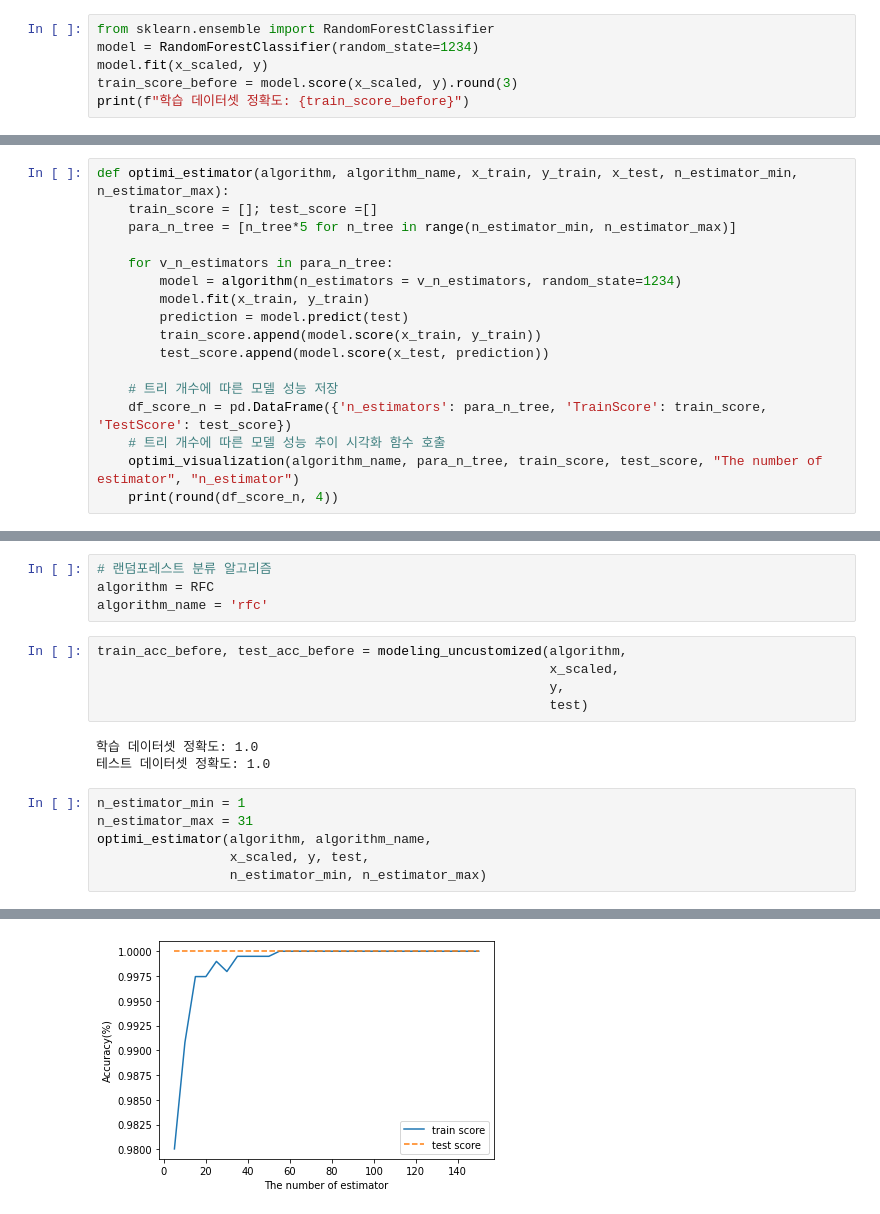
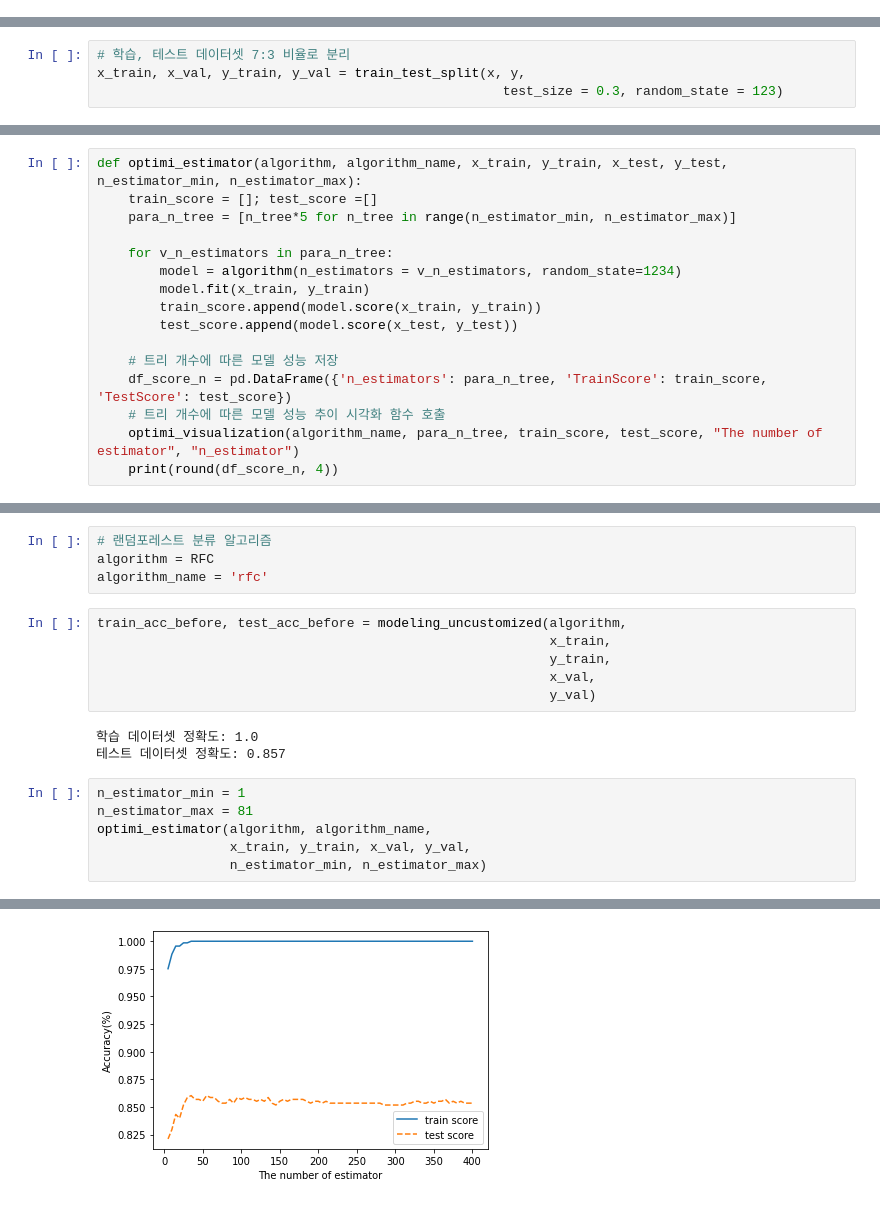
Before and after one commit to meanseo/dacon, a Jupyter notebook: prodTaken/random_forest.ipynb, the cells around one changed output, grey strips where cells are left out. Drawn from its saved outputs; the diff is of its cells as text.

```diff
--- a/prodTaken/random_forest.ipynb
+++ b/prodTaken/random_forest.ipynb
@@ -214,6 +186,0 @@ array([[-0.63711243, -0.70602535, -0.76613788, ..., -0.66237851,
-# %%
-from sklearn.ensemble import RandomForestClassifier
-model = RandomForestClassifier(random_state=1234)
-model.fit(x_scaled, y)
-train_score_before = model.score(x_scaled, y).round(3)
-print(f"학습 데이터셋 정확도: {train_score_before}")
@@ -234 +187,5 @@ print(f"테스트 데이터셋 정확도: {test_score_before}")
+# %%
+# 학습, 테스트 데이터셋 7:3 비율로 분리
+x_train, x_val, y_train, y_val = train_test_split(x, y,
+                                                    test_size = 0.3, random_state = 123)
 # %%
@@ -257,14 +213,13 @@ def optimi_visualization(algorithm_name, x_values, train_score, test_score, xlab
 # %%
-def optimi_estimator(algorithm, algorithm_name, x_train, y_train, x_test, n_estimator_min, n_estimator_max):
+def optimi_estimator(algorithm, algorithm_name, x_train, y_train, x_test, y_test, n_estimator_min, n_estimator_max):
     train_score = []; test_score =[]
     para_n_tree = [n_tree*5 for n_tree in range(n_estimator_min, n_estimator_max)]
 
     for v_n_estimators in para_n_tree:
         model = algorithm(n_estimators = v_n_estimators, random_state=1234)
         model.fit(x_train, y_train)
-        prediction = model.predict(test)
         train_score.append(model.score(x_train, y_train))
-        test_score.append(model.score(x_test, prediction))
+        test_score.append(model.score(x_test, y_test))
 
     # 트리 개수에 따른 모델 성능 저장
     df_score_n = pd.DataFrame({'n_estimators': para_n_tree, 'TrainScore': train_score, 'TestScore': test_score})
@@ -396,17 +349,18 @@ algorithm = RFC
 algorithm_name = 'rfc'
 # %%
 train_acc_before, test_acc_before = modeling_uncustomized(algorithm,
-                                                          x_scaled,
-                                                          y,
-                                                          test)
+                                                          x_train,
+                                                          y_train,
+                                                          x_val,
+                                                          y_val)
 # %% [output]
 학습 데이터셋 정확도: 1.0
-테스트 데이터셋 정확도: 1.0
+테스트 데이터셋 정확도: 0.857
 # %%
 n_estimator_min = 1
-n_estimator_max = 31
+n_estimator_max = 81
 optimi_estimator(algorithm, algorithm_name,
-                 x_scaled, y, test,
+                 x_train, y_train, x_val, y_val,
                  n_estimator_min, n_estimator_max)
 # %% [output]
     n_estimators  TrainScore  TestScore
@@ -429,2 +383,2 @@ optimi_estimator(algorithm, algorithm_name,
-[figure, old version]
+[figure, new version]
 # %%
```
Also changed, not shown: parts of 20 cells of this notebook, 58 other files.
